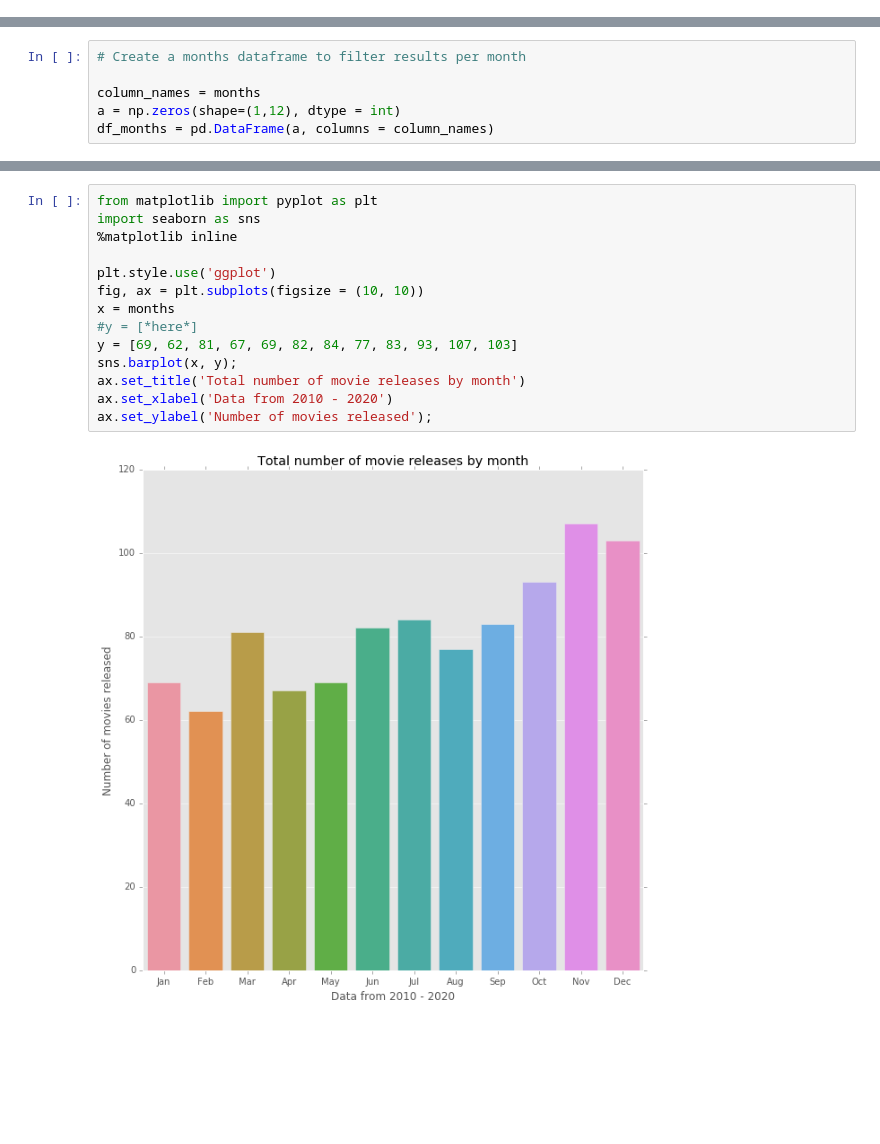
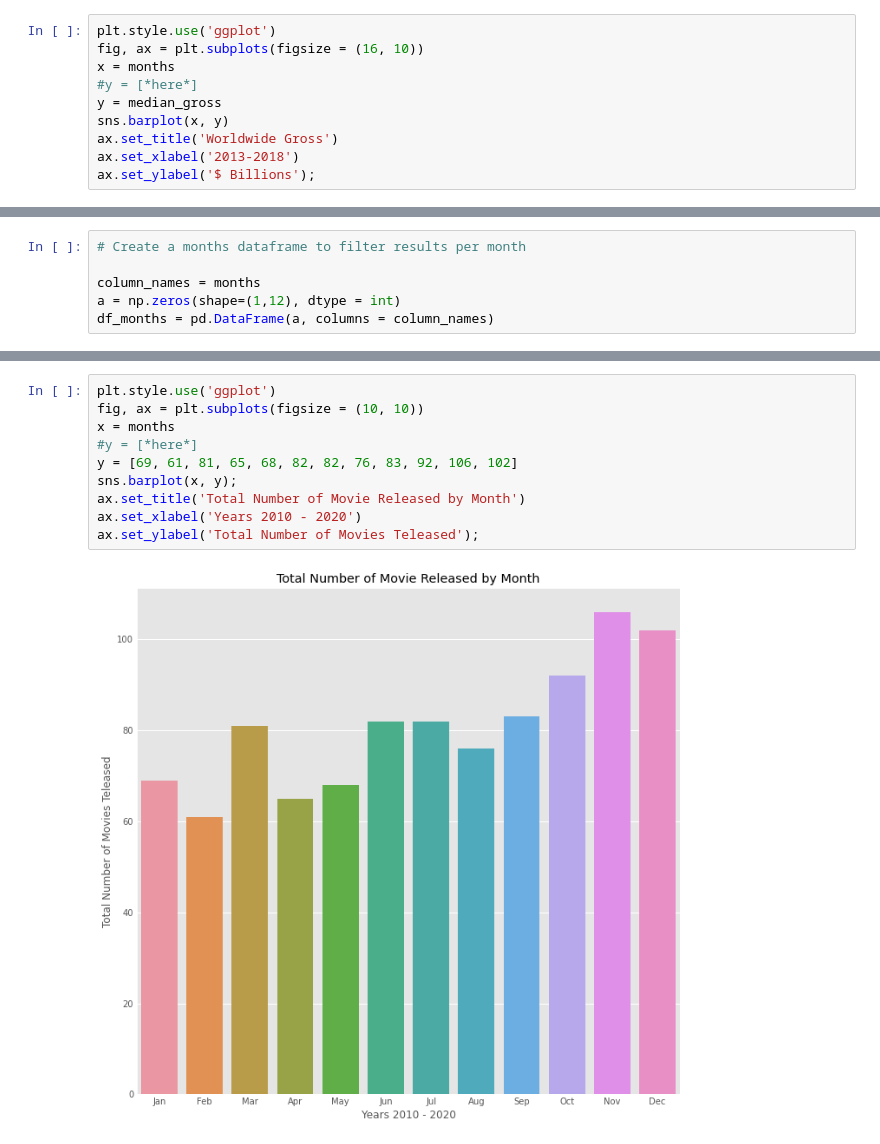
Before and after one commit to learn-co-curriculum/dsc-project-template, a Jupyter notebook: BigFrame.ipynb, the cells around one changed output, grey strips where cells are left out. Saved outputs shown, nothing was run; the diff lists cells and outputs as text; blank space fills up the shorter version.

```diff
--- a/BigFrame.ipynb
+++ b/BigFrame.ipynb
@@ -307,0 +321,10 @@ ax[0,0].legend(fancybox=True, framealpha=1, shadow=True, borderpad=1);
+# %%
+plt.style.use('ggplot')
+fig, ax = plt.subplots(figsize = (16, 10))
+x = months
+#y = [*here*]
+y = median_gross
+sns.barplot(x, y)
+ax.set_title('Worldwide Gross')
+ax.set_xlabel('2013-2018')
+ax.set_ylabel('$ Billions');
@@ -331,19 +360,15 @@ list(df_months.value_counts().index)
 # %% [output]
 [(69, 61, 81, 65, 68, 82, 82, 76, 83, 92, 106, 102)]
 # %%
-from matplotlib import pyplot as plt
-import seaborn as sns
-%matplotlib inline
-
 plt.style.use('ggplot')
 fig, ax = plt.subplots(figsize = (10, 10))
 x = months
 #y = [*here*]
-y = [69, 62, 81, 67, 69, 82, 84, 77, 83, 93, 107, 103]
+y = [69, 61, 81, 65, 68, 82, 82, 76, 83, 92, 106, 102]
 sns.barplot(x, y);
-ax.set_title('Total number of movie releases by month')
-ax.set_xlabel('Data from 2010 - 2020')
-ax.set_ylabel('Number of movies released');
+ax.set_title('Total Number of Movie Released by Month')
+ax.set_xlabel('Years 2010 - 2020')
+ax.set_ylabel('Total Number of Movies Teleased');
 # %% [output]
-[figure, old version]
+[figure, new version]
 # %%
```
Also changed, not shown: parts of 11 cells of this notebook, 1 other file.
